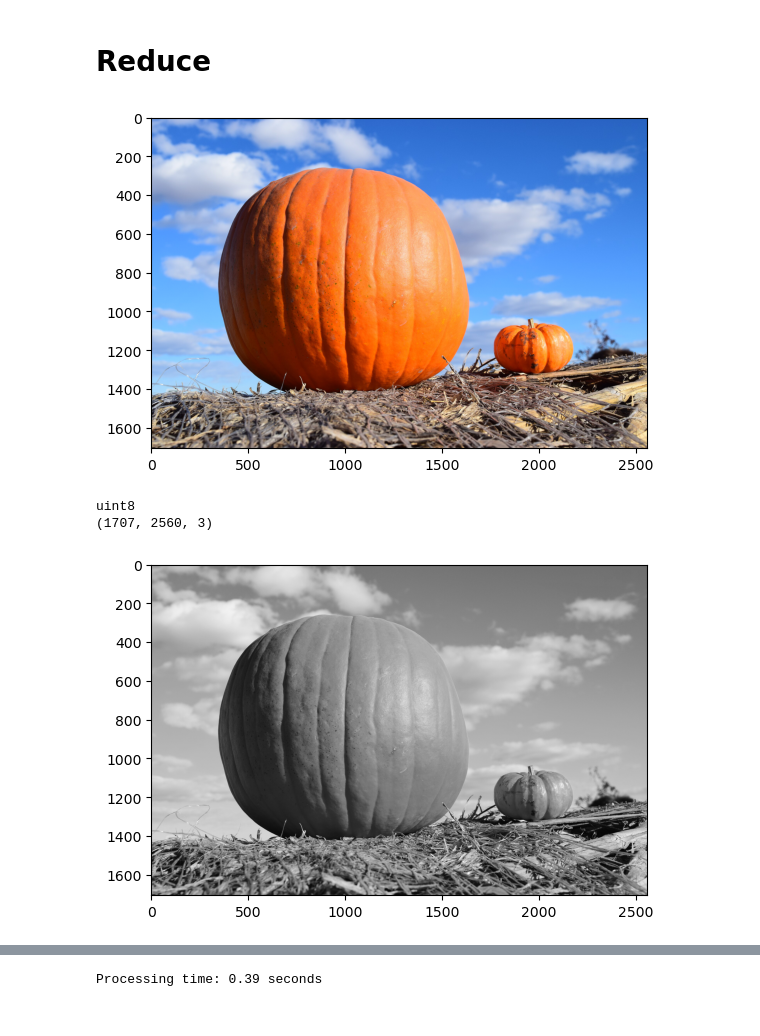
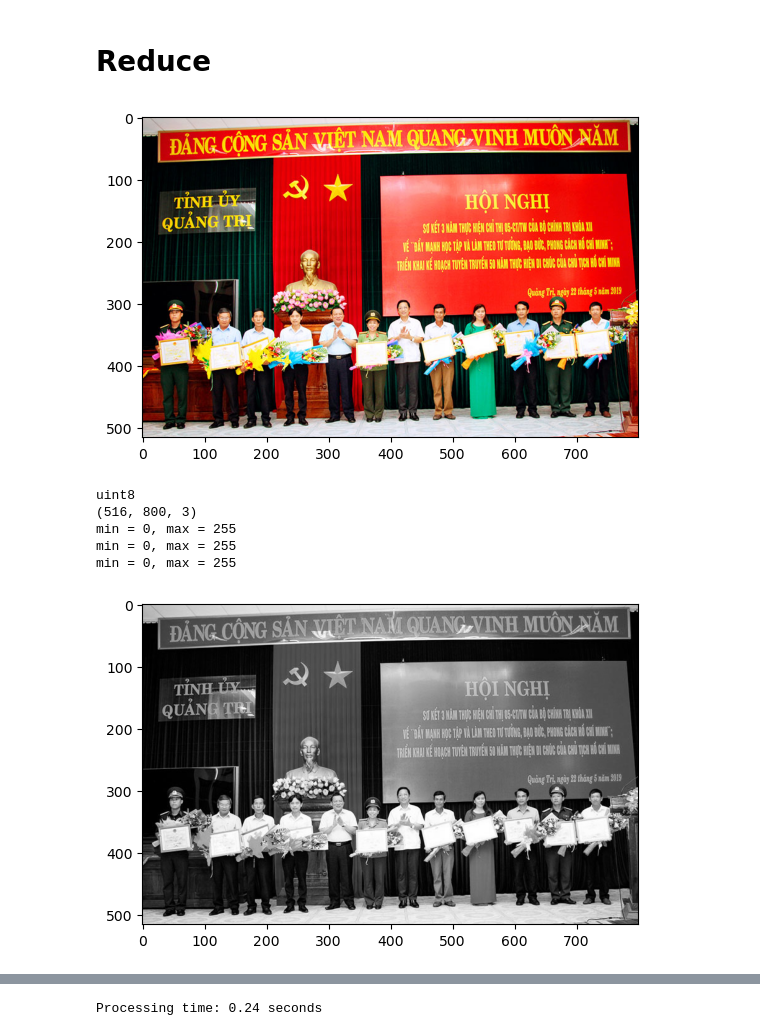
Before and after one commit to NoodleGodz/advancedhpc2024, a Jupyter notebook: Labwork7/testing.ipynb, the cells around one changed output, grey strips where cells are left out. Saved outputs shown, nothing was run; the diff lists cells and outputs as text; code cells hidden in the pictures.

```diff
--- a/Labwork7/testing.ipynb
+++ b/Labwork7/testing.ipynb
@@ -7,13 +7,15 @@ import numpy as np
 import matplotlib.pyplot as plt
 import time
 
-hostInp=plt.imread("../images/bigimg.JPG")
+hostInp=plt.imread("../images/image4.jpg")
 plt.imshow(hostInp)
 plt.show()
 print(hostInp.dtype)
 (H,W,C) = hostInp.shape
 print(hostInp.shape)
-
+max_w = np.max(hostInp)
+min_w = np.min(hostInp)
+print(f"Original: min = {min_w}, max = {max_w}")
 pixelcount= H*W
 hostInp=hostInp.reshape((pixelcount,3))
 
@@ -26,7 +28,6 @@ max_val = cuda.to_device(np.array([0], dtype=np.int32))
 hostOut=np.zeros((H,W,C),np.uint8)
 
 devInp=cuda.to_device(hostInp)
-threshold = -0.6
 
 @cuda.jit
 def grayscale_threshold(src, dst, min_val,max_val):
@@ -37,38 +38,48 @@ def grayscale_threshold(src, dst, min_val,max_val):
         cuda.atomic.min(min_val, 0, int(g))
         cuda.atomic.max(max_val, 0, int(g))
 
 @cuda.jit
 def changing(src, dst, min_val,max_val):
     tidx = cuda.threadIdx.x + cuda.blockIdx.x * cuda.blockDim.x
     if tidx < src.shape[0]:
         g = src[tidx, 0]
         min_g = min_val[0]
         max_g = max_val[0]
         gg = (g - min_g) * 255 / (max_g - min_g)
         dst[tidx, 0] = dst[tidx, 1] = dst[tidx, 2] = np.uint8(gg)
 
 
 
 blockSize = 64
 gridSize = (pixelcount + blockSize - 1) // blockSize
 t1 = time.time()
-grayscale_threshold[gridSize, blockSize](devInp, devOut, min_val,min_val)
+grayscale_threshold[gridSize, blockSize](devInp, devOut, min_val,max_val)
 cuda.synchronize()
 hostOut = devOut.copy_to_host().reshape(H, W, C)
+
+max_w = np.max(hostOut)
+min_w = np.min(hostOut)
+min_r = min_val.copy_to_host()[0]
+max_r = max_val.copy_to_host()[0]
+print(f"min = {min_r}, max = {max_r}")
+print(f"min = {min_w}, max = {max_w}")
 plt.imshow(hostOut)
 plt.show()
 
-changing[gridSize, blockSize](devOut, devOut2, min_val,min_val)
+changing[gridSize, blockSize](devOut, devOut2, min_val,max_val)
 cuda.synchronize()
-hostOut = devOut2.copy_to_host().reshape(H, W, C)
+hostOut2 = devOut2.copy_to_host().reshape(H, W, C)
 
 t2 = time.time()
 #plt.imshow(hostOut)
-plt.imshow(hostOut)
+plt.imshow(hostOut2)
 plt.show()
 print(f"Processing time: {t2 - t1:.2f} seconds")
 # %% [output]
-[figure, old version]
+[figure, new version]
 uint8
-(1707, 2560, 3)
+(516, 800, 3)
+min = 0, max = 255
+min = 0, max = 255
+min = 0, max = 255
-[figure, old version]
+[figure, new version]
@@ -76 +87 @@ uint8
-Processing time: 0.39 seconds
+Processing time: 0.24 seconds
```
Also changed, not shown: parts of 1 cell of this notebook, 5 other files.
